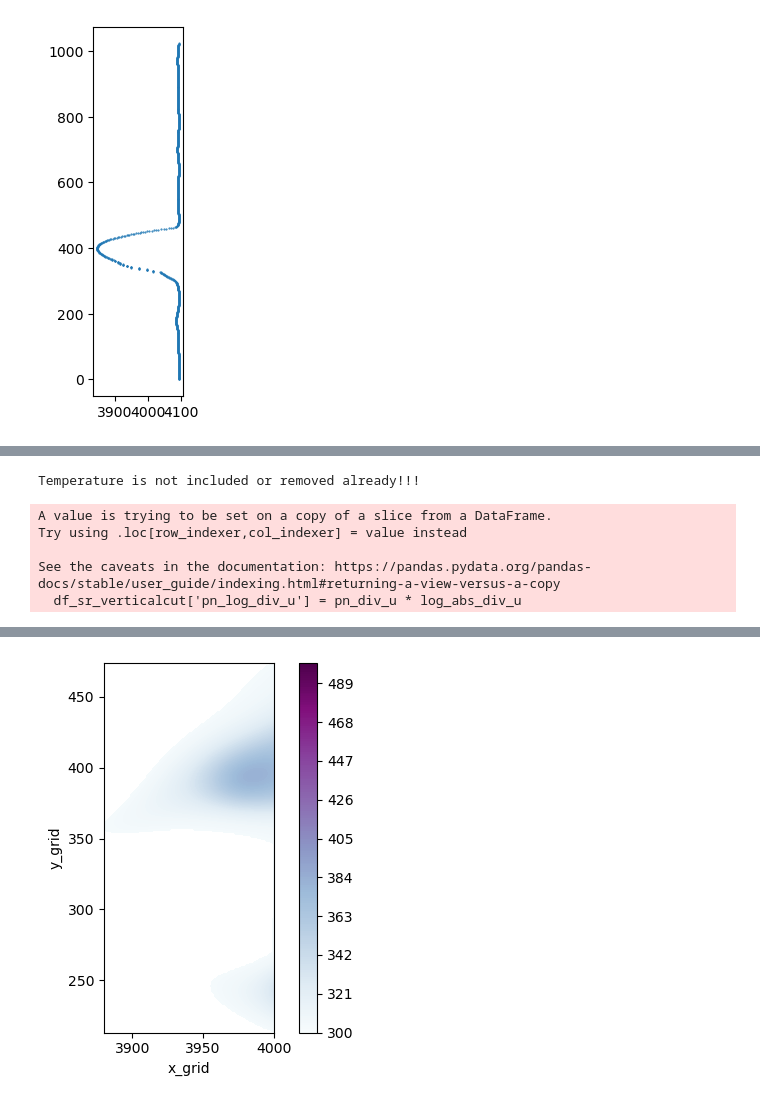
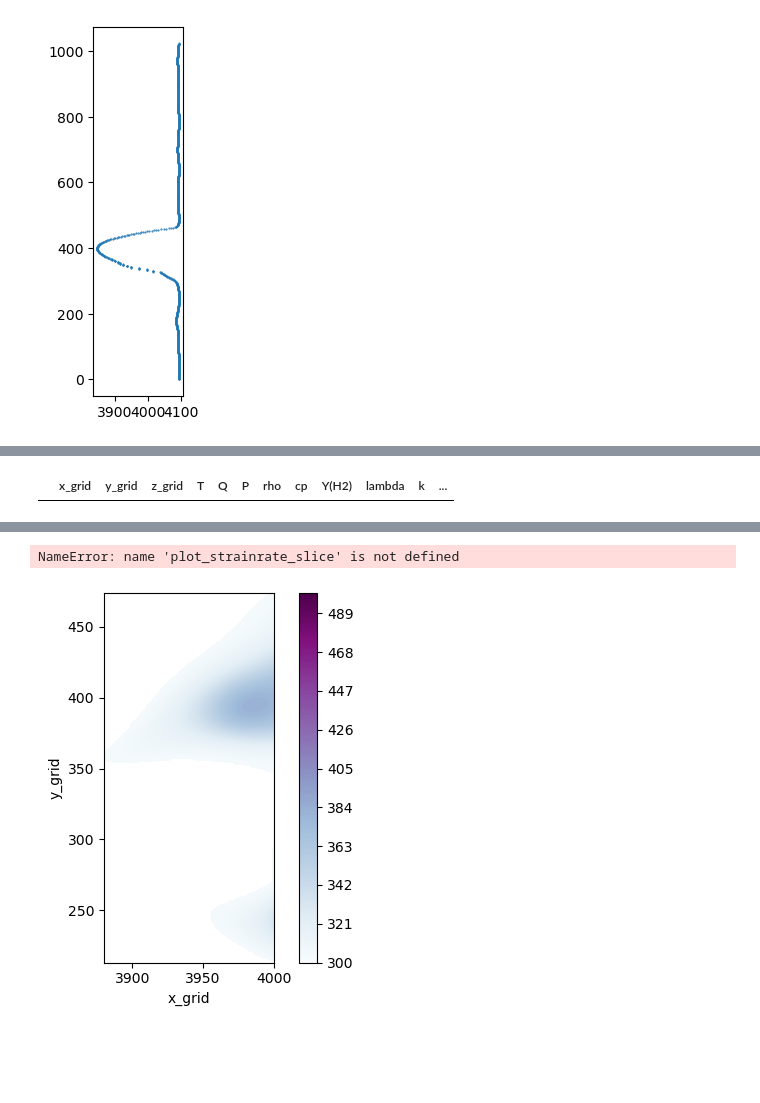
Before and after one commit to potatoslc/analysis_code, a Jupyter notebook: curvature_strainrate_analysis.ipynb, the cells around one changed output, grey strips where cells are left out. Cells and saved outputs as stored; diff of their text form; code cells hidden in the pictures; blank space fills up the shorter version.

```diff
--- a/curvature_strainrate_analysis.ipynb
+++ b/curvature_strainrate_analysis.ipynb
@@ -812,12 +1197,8 @@ See the caveats in the documentation: https://pandas.pydata.org/pandas-docs/stab
 # %%
-dft1 = plot_strainrate_slice('/home/u0890475/Documents/SW_analysis_result/amr4/strainrate/amr4_strainrate_p42p5/plt75600_strain_rate.csv',
-                      '/home/u0890475/Downloads/plt75600_curvature.csv',
-                      yh2_u=0.012181,method=2,file_label='log10')
+df_test1 = pd.read_csv('/home/u0890475/Downloads/plt75600_curvature.csv')
+dff1 = df_test1[df_test1['z_grid']==1]
-# %% [output]
-Temperature is not included or removed already!!!
-A value is trying to be set on a copy of a slice from a DataFrame.
-Try using .loc[row_indexer,col_indexer] = value instead
-
-See the caveats in the documentation: https://pandas.pydata.org/pandas-docs/stable/user_guide/indexing.html#returning-a-view-versus-a-copy
-  df_sr_verticalcut['pn_log_div_u'] = pn_div_u * log_abs_div_u
+# %%
+dff1[(dff1['y_grid']>=250)&(dff1['y_grid']<=350)& (dff1['z_grid']>=3900) & (dff1['z_grid']<=3950) ]
+# %% [output]
+|  | x_grid | y_grid | z_grid | T | Q | P | rho | cp | Y(H2) | lambda | k | ... |
 # %%
@@ -840,3 +1790,9 @@ dft1
+# %%
+plot_strainrate_slice('/home/u0890475/Documents/SW_analysis_result/amr4/strainrate/amr4_strainrate_p42p5/plt75600_strain_rate.csv',
+                      '/home/u0890475/Downloads/plt75600_curvature.csv',
+                      yh2_u=0.012181,method=2,file_label='log10')
+# %% [output]
+NameError: name 'plot_strainrate_slice' is not defined
 # %%
 divu_grid=d2f.pivot_table(
     index='y_grid',
```
Also changed, not shown: parts of 4 cells of this notebook.
